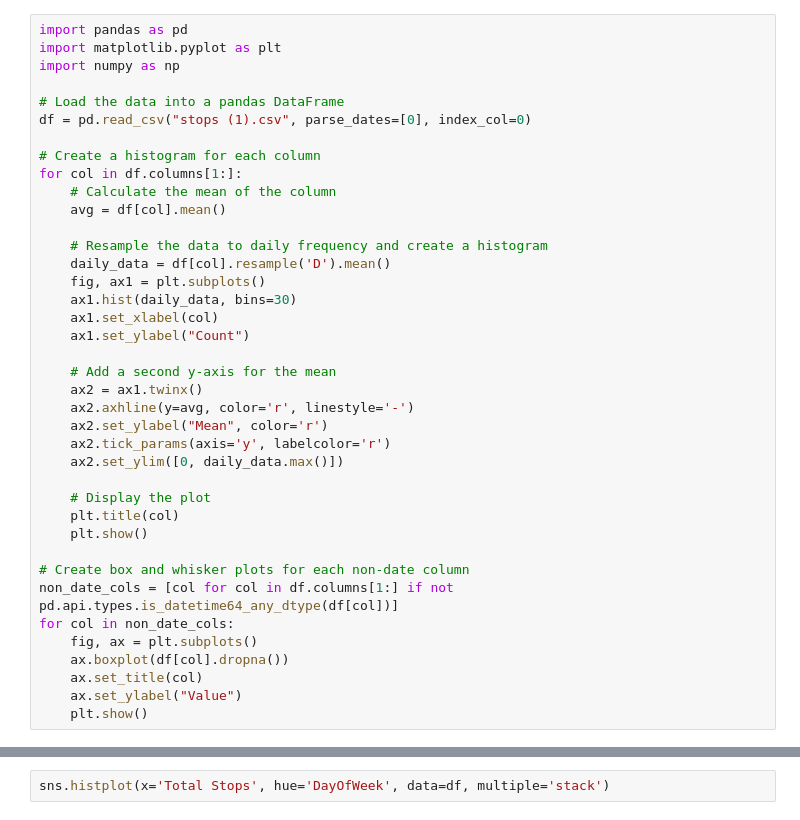
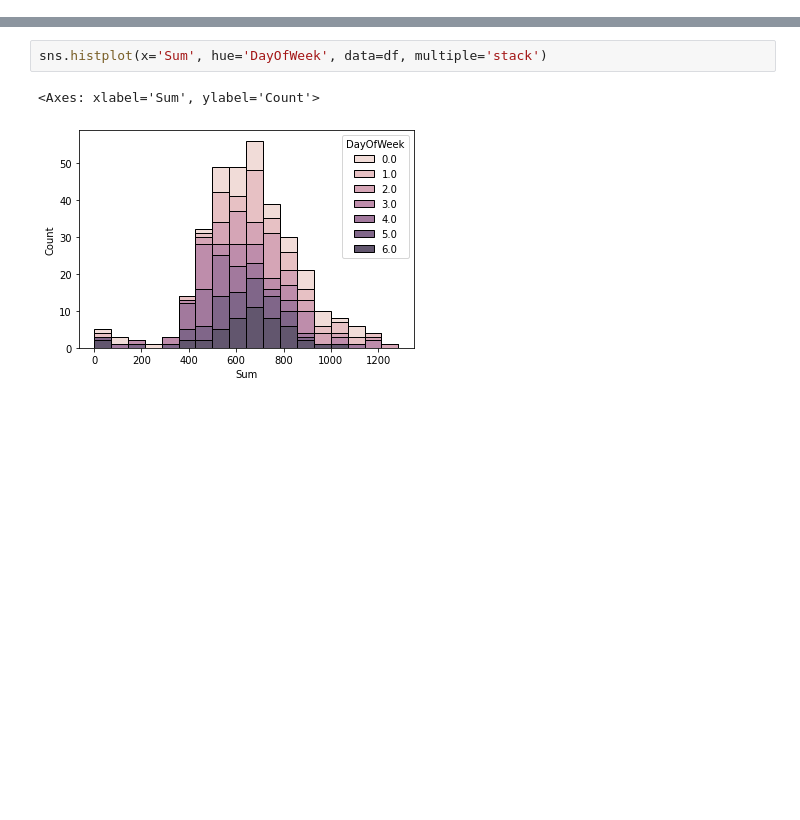
Before and after one commit to charlesrugg/code_examples, a Jupyter notebook: Stops.ipynb, the cells around one changed output, grey strips where cells are left out. Saved outputs shown, nothing was run; the diff lists cells and outputs as text; blank space fills up the shorter version.

```diff
--- a/Stops.ipynb
+++ b/Stops.ipynb
@@ -65,39 +206,0 @@ NaT             NaN        NaN
-# %%
-import pandas as pd
-import matplotlib.pyplot as plt
-import numpy as np
-
-# Load the data into a pandas DataFrame
-df = pd.read_csv("stops (1).csv", parse_dates=[0], index_col=0)
-
-# Create a histogram for each column
-for col in df.columns[1:]:
-    # Calculate the mean of the column
-    avg = df[col].mean()
-
-    # Resample the data to daily frequency and create a histogram
-    daily_data = df[col].resample('D').mean()
-    fig, ax1 = plt.subplots()
-    ax1.hist(daily_data, bins=30)
-    ax1.set_xlabel(col)
-    ax1.set_ylabel("Count")
-
-    # Add a second y-axis for the mean
-    ax2 = ax1.twinx()
-    ax2.axhline(y=avg, color='r', linestyle='-')
-    ax2.set_ylabel("Mean", color='r')
-    ax2.tick_params(axis='y', labelcolor='r')
-    ax2.set_ylim([0, daily_data.max()])
-
-    # Display the plot
-    plt.title(col)
-    plt.show()
-
-# Create box and whisker plots for each non-date column
-non_date_cols = [col for col in df.columns[1:] if not pd.api.types.is_datetime64_any_dtype(df[col])]
-for col in non_date_cols:
-    fig, ax = plt.subplots()
-    ax.boxplot(df[col].dropna())
-    ax.set_title(col)
-    ax.set_ylabel("Value")
-    plt.show()
@@ -183,2 +207,5 @@ FileNotFoundError: ignored
 # %%
-sns.histplot(x='Total Stops', hue='DayOfWeek', data=df, multiple='stack')
+sns.histplot(x='Sum', hue='DayOfWeek', data=df, multiple='stack')
+# %% [output]
+<Axes: xlabel='Sum', ylabel='Count'>
+[figure, added]
```
Also changed, not shown: parts of 18 cells of this notebook.
